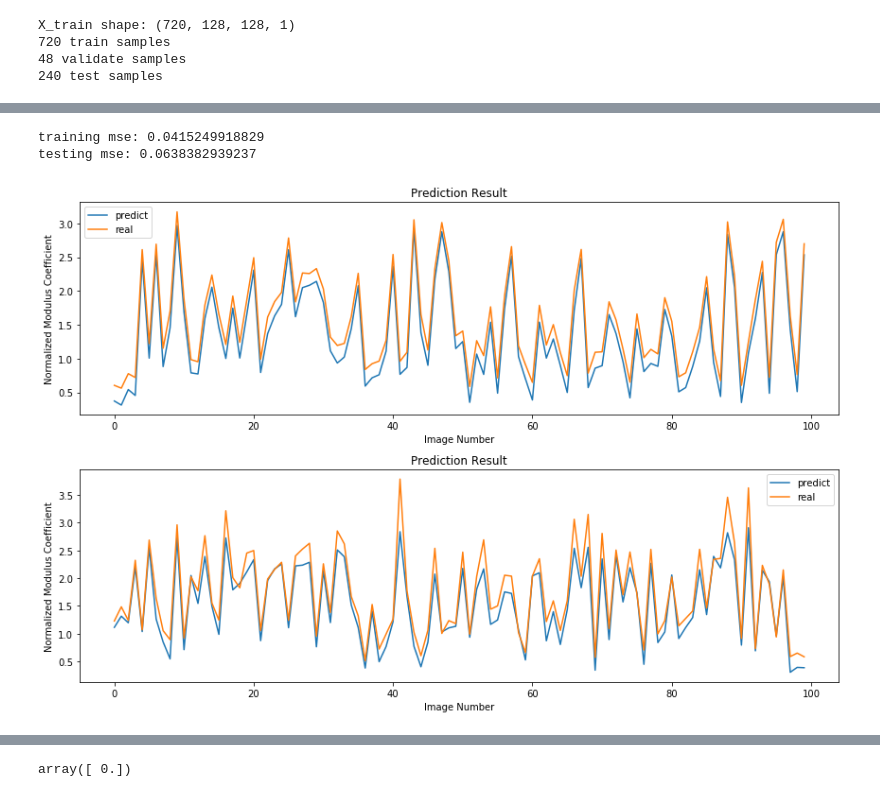
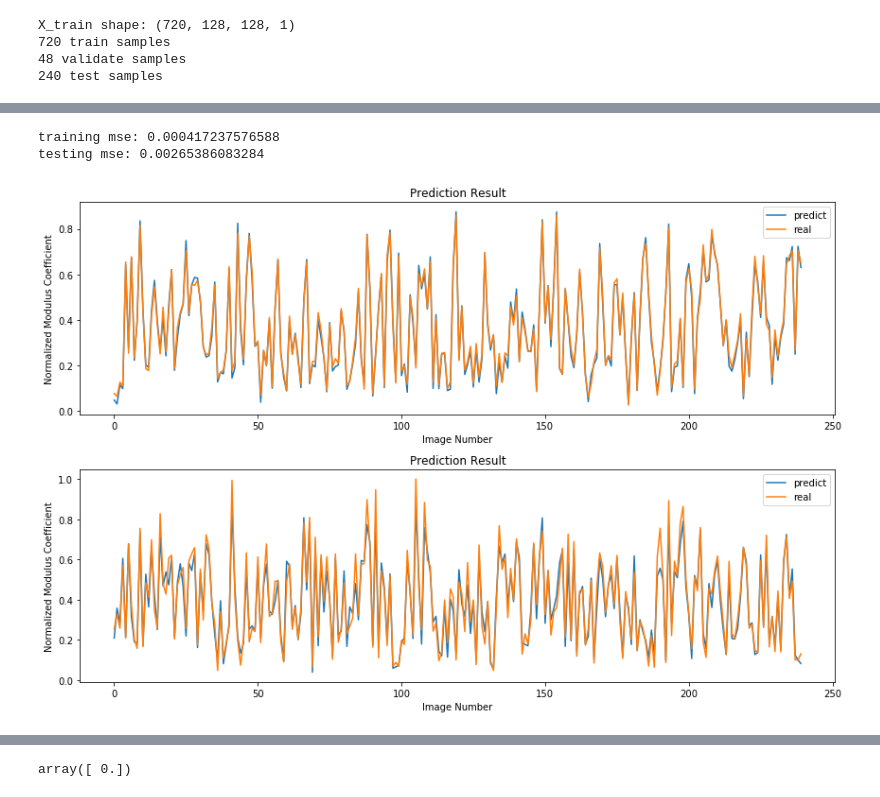
Before and after one commit to aurorlhc/property_test, a Jupyter notebook: CNN_keras.ipynb, the cells around one changed output, grey strips where cells are left out. Cells and saved outputs as stored; diff of their text form; code cells hidden in the pictures.

```diff
--- a/CNN_keras.ipynb
+++ b/CNN_keras.ipynb
@@ -89,32 +86,37 @@ model.add(Activation('elu'))
 model.add(MaxPooling2D(pool_size=pool_size))
 # model.add(Dropout(0.25))
 
-model.add(Convolution2D(32, (3, 3), padding='same'))
+model.add(Convolution2D(48, (3, 3), padding='same'))
 model.add(Activation('elu'))
 model.add(MaxPooling2D(pool_size=pool_size))
 # model.add(Dropout(0.25))
 
-model.add(Convolution2D(48, (3, 3), padding='same'))
+model.add(Convolution2D(96, (3, 3), padding='same'))
+model.add(Activation('elu'))
+model.add(Convolution2D(96, (3, 3), padding='same'))
 model.add(Activation('elu'))
 model.add(MaxPooling2D(pool_size=pool_size))
-model.add(Dropout(0.25))
+# model.add(Dropout(0.25))
 
-model.add(Convolution2D(64, (3, 3), padding='same'))
+model.add(Convolution2D(128, (3, 3), padding='same'))
 model.add(Activation('elu'))
-model.add(MaxPooling2D(pool_size=pool_size))
-model.add(Dropout(0.25))
-
 model.add(Convolution2D(128, (3, 3), padding='same'))
 model.add(Activation('elu'))
 model.add(MaxPooling2D(pool_size=pool_size))
 # model.add(Dropout(0.25))
 
+
 """
+model.add(Convolution2D(128, (3, 3), padding='same'))
+model.add(BatchNormalization(axis=3))
+model.add(Activation('elu'))
+model.add(MaxPooling2D(pool_size=pool_size))
+# model.add(Dropout(0.25))
+
 model.add(Convolution2D(128, 3, 3, border_mode='same'))
 model.add(Activation('relu'))
 model.add(MaxPooling2D(pool_size=pool_size))
 # model.add(Dropout(0.25))
-
 
 model.add(Convolution2D(256, (3, 3), padding='same'))
 model.add(Activation('relu'))
@@ -124,17 +126,20 @@ model.add(MaxPooling2D(pool_size=pool_size))
 
 
 model.add(Flatten())
+model.add(Dense(1000))
+model.add(Activation('elu'))
+model.add(Dropout(0.25))
 model.add(Dense(100))
 model.add(Activation('elu'))
-# model.add(Dropout(0.25))
-model.add(Dense(10))
-model.add(Activation('elu'))
-# model.add(Dropout(0.25))
+model.add(Dropout(0.25))
 model.add(Dense(1))
 model.add(Activation('linear'))
 
 model.compile(loss='mse', optimizer='adam', metrics=['mae'])
 # %%
-model.fit(X_train, Y_train, batch_size=40, epochs=100, verbose=1, validation_data=(X_val, Y_val))
+from keras.callbacks import EarlyStopping
+early_stop = EarlyStopping(monitor='val_loss', min_delta=0, patience=10, verbose=0, mode='min')
+model.fit(X_train, Y_train, batch_size=40, epochs=20, verbose=1, validation_data=(X_val, Y_val),
+          callbacks=[early_stop])
 # %% [output]
 Train on 720 samples, validate on 48 samples
@@ -157,39 +162,40 @@ Epoch 100/100
 <keras.callbacks.History at 0x...>
 # %%
 x=[]
-for i in range(100):
+num = 240
+for i in range(num):
     x.append(i)
 
 fig = plt.figure(figsize=(12,8))
 ax1=fig.add_subplot(2,1,1)
 
 train_pred=model.predict(X_train)
 print('training mse:', mean_squared_error(Y_train, train_pred))
 
-ax1.plot(x,train_pred[0:100], label='predict')
-ax1.plot(x,Y_train[0:100],label='real')
+ax1.plot(x,train_pred[0:num], label='predict')
+ax1.plot(x,Y_train[0:num],label='real')
 plt.legend()
 ax1.set_title('Prediction Result')
 ax1.set_xlabel('Image Number')
 ax1.set_ylabel('Normalized Modulus Coefficient')
 
 
 ax2=fig.add_subplot(2,1,2)
 
 test_pred=model.predict(X_test)
 print('testing mse:', mean_squared_error(Y_test, test_pred))
 
-ax2.plot(x,test_pred[0:100], label='predict')
-ax2.plot(x,Y_test[0:100],label='real')
+ax2.plot(x,test_pred[0:num], label='predict')
+ax2.plot(x,Y_test[0:num],label='real')
 plt.legend()
 ax2.set_title('Prediction Result')
 ax2.set_xlabel('Image Number')
 ax2.set_ylabel('Normalized Modulus Coefficient')
 
 plt.tight_layout()
 # plt.savefig('training_result_2.png',dpi=400)
 # plt.savefig('prediction_result_2.png',dpi=400)
 # %% [output]
-training mse: 0.0415249918829
-testing mse: 0.0638382939237
+training mse: 0.000417237576588
+testing mse: 0.00265386083284
-[figure, old version]
+[figure, new version]
```
Also changed, not shown: parts of 7 cells of this notebook.
